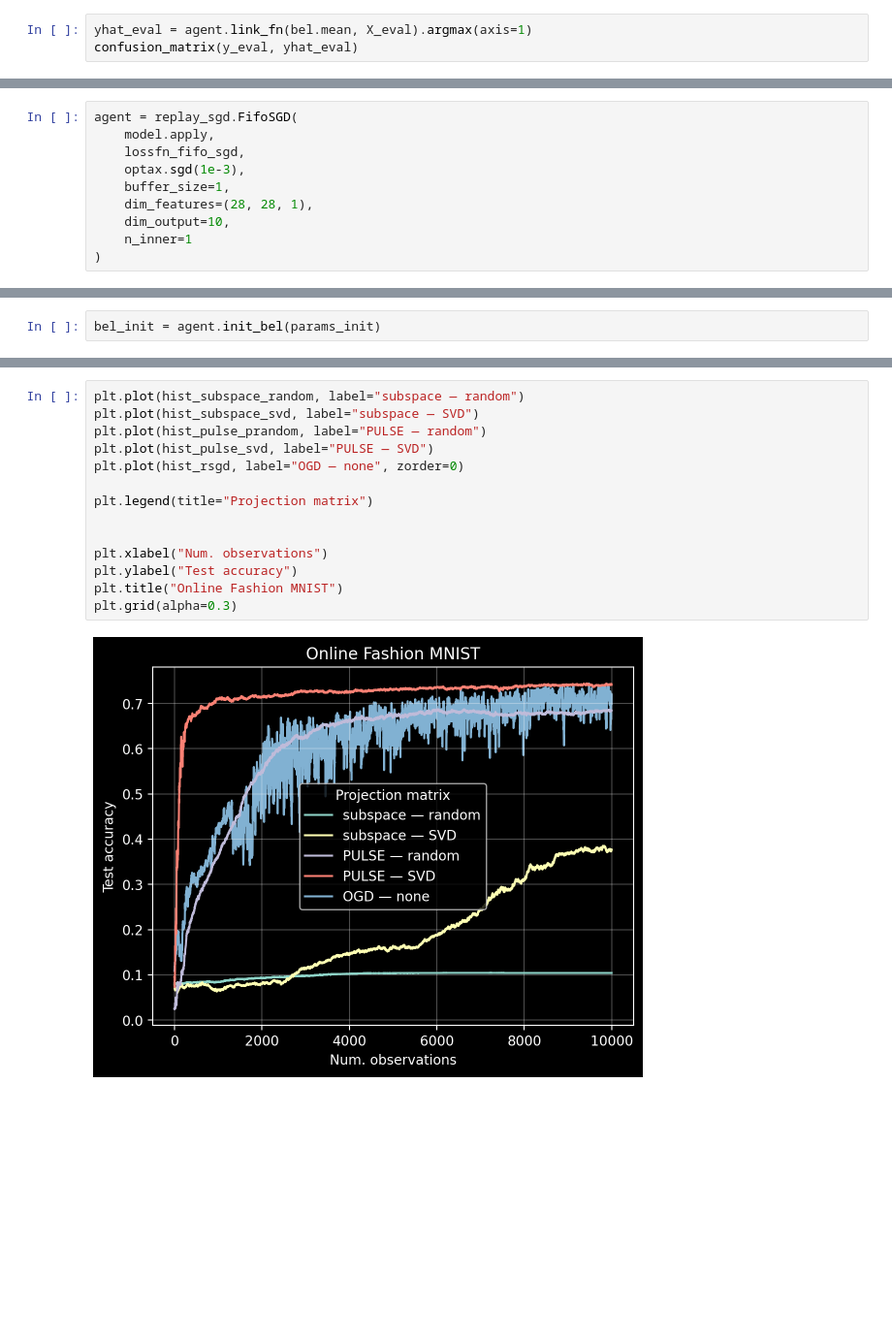
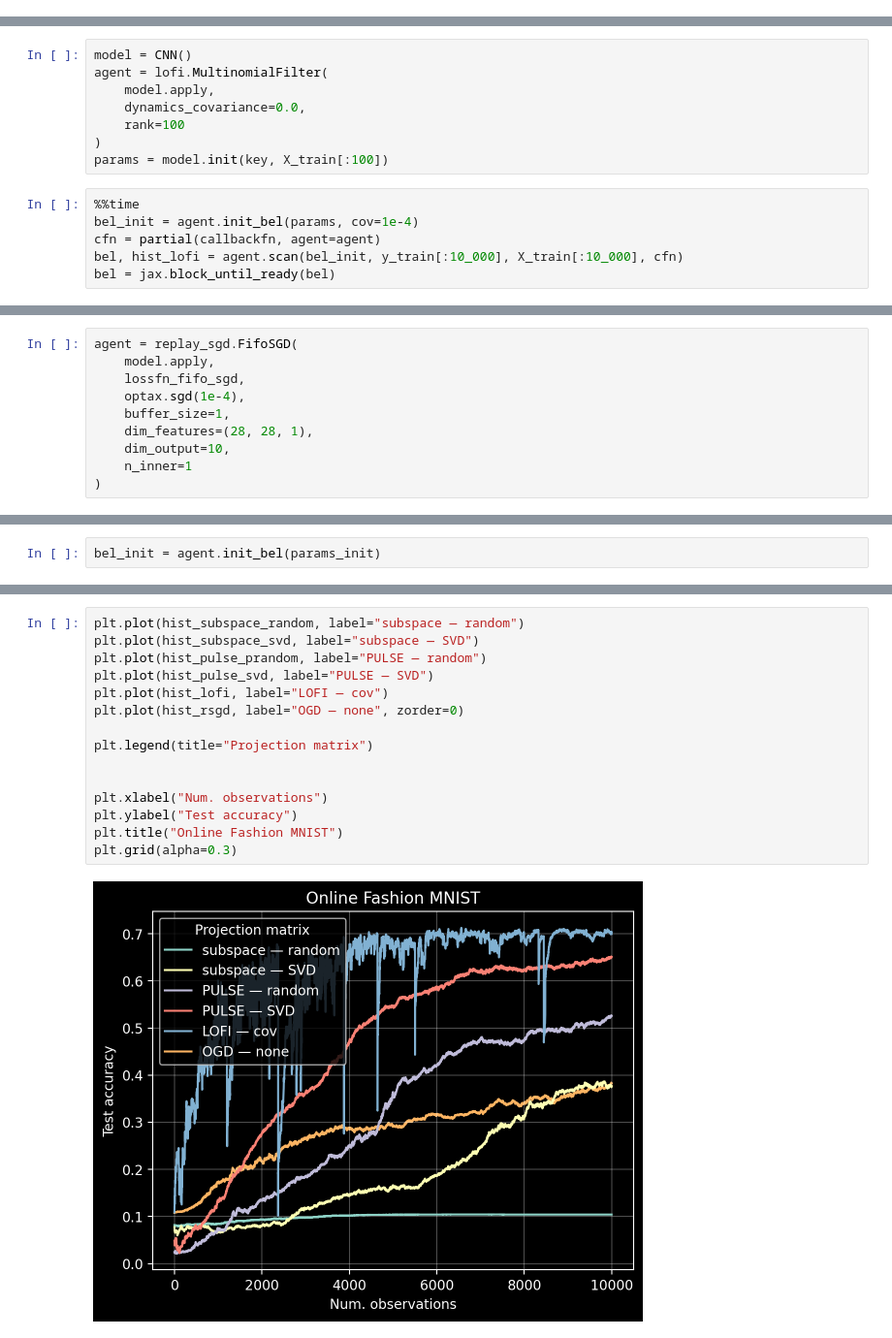
Before and after one commit to gerdm/online-bnn-talk, a Jupyter notebook: notebooks/05-subspace-bnn.ipynb, the cells around one changed output, grey strips where cells are left out. Shown at 97% size. Cells and saved outputs as stored; diff of their text form; blank space fills up the shorter version.

```diff
--- a/notebooks/05-subspace-bnn.ipynb
+++ b/notebooks/05-subspace-bnn.ipynb
@@ -665,3 +648,0 @@ array([[382,   6,   7,  46,   3,   7,  52,   0,   4,   0],
-# %%
-yhat_eval = agent.link_fn(bel.mean, X_eval).argmax(axis=1)
-confusion_matrix(y_eval, yhat_eval)
@@ -692,0 +665,14 @@ plt.grid(alpha=0.3)
+# %%
+model = CNN()
+agent = lofi.MultinomialFilter(
+    model.apply,
+    dynamics_covariance=0.0,
+    rank=100
+)
+params = model.init(key, X_train[:100])
+# %%
+%%time
+bel_init = agent.init_bel(params, cov=1e-4)
+cfn = partial(callbackfn, agent=agent)
+bel, hist_lofi = agent.scan(bel_init, y_train[:10_000], X_train[:10_000], cfn)
+bel = jax.block_until_ready(bel)
@@ -713,7 +717,7 @@ def lossfn_fifo_sgd(params, counter, x, y, applyfn):
 agent = replay_sgd.FifoSGD(
     model.apply,
     lossfn_fifo_sgd,
-    optax.sgd(1e-3),
+    optax.sgd(1e-4),
     buffer_size=1,
     dim_features=(28, 28, 1),
     dim_output=10,
@@ -734,16 +738,17 @@ Wall time: 1min 48s
 # %%
 plt.plot(hist_subspace_random, label="subspace — random")
 plt.plot(hist_subspace_svd, label="subspace — SVD")
 plt.plot(hist_pulse_prandom, label="PULSE — random")
 plt.plot(hist_pulse_svd, label="PULSE — SVD")
+plt.plot(hist_lofi, label="LOFI — cov")
 plt.plot(hist_rsgd, label="OGD — none", zorder=0)
 
 plt.legend(title="Projection matrix")
 
 
 plt.xlabel("Num. observations")
 plt.ylabel("Test accuracy")
 plt.title("Online Fashion MNIST")
 plt.grid(alpha=0.3)
 # %% [output]
-[figure, old version]
+[figure, new version]
```
Also changed, not shown: parts of 29 cells of this notebook.
